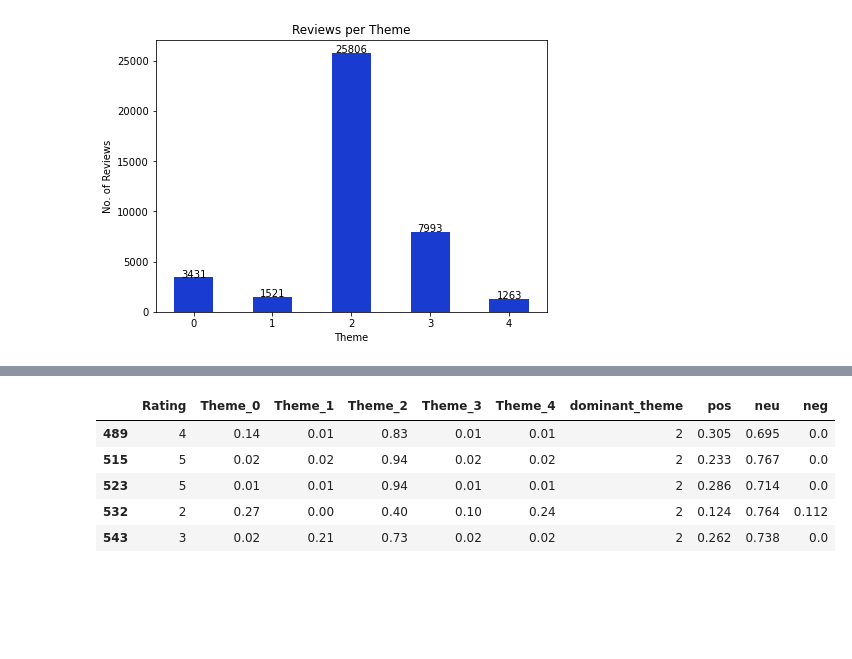
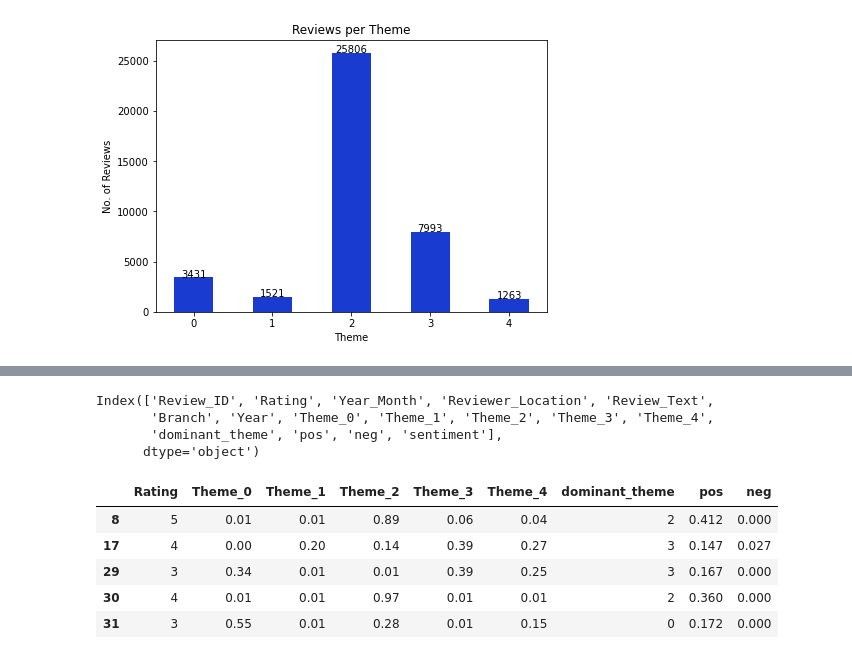
Before and after one commit to JDRitenour/AIT664, a Jupyter notebook: AIT664_projectCode.ipynb, the cells around one changed output, grey strips where cells are left out. Cells and saved outputs as stored; diff of their text form; code cells hidden in the pictures; blank space fills up the shorter version.

```diff
--- a/AIT664_projectCode.ipynb
+++ b/AIT664_projectCode.ipynb
@@ -520,0 +1329,3 @@ Index(['Review_ID', 'Rating', 'Year_Month', 'Reviewer_Location', 'Review_Text',
+# %%
+#Remove outliers from pos Rating 1
+df_trim = df_trim.drop(df_trim[(df_trim.Rating == 4) & (df_trim.pos > posRating4_upperFloor)].index).reset_index(drop=True)
@@ -520,0 +1336,7 @@ Index(['Review_ID', 'Rating', 'Year_Month', 'Reviewer_Location', 'Review_Text',
+# %%
+#Calculate Upper Floor for Rating 4 pos
+posRating5_q1 = df_trim[df_trim['Rating'] == 5]['pos'].quantile(0.25)
+posRating5_q3 = df_trim[df_trim['Rating'] == 5]['pos'].quantile(0.75)
+posRating5_IQR = posRating5_q3 - posRating5_q1
+posRating5_upperFloor = posRating5_q3 + (1.5 * posRating5_IQR)
+posRating5_upperFloor
@@ -520,0 +1345,3 @@ Index(['Review_ID', 'Rating', 'Year_Month', 'Reviewer_Location', 'Review_Text',
+# %%
+#Remove outliers from pos Rating 1
+df_trim = df_trim.drop(df_trim[(df_trim.Rating == 5) & (df_trim.pos > posRating5_upperFloor)].index).reset_index(drop=True)
@@ -521,14 +1376,23 @@ Index(['Review_ID', 'Rating', 'Year_Month', 'Reviewer_Location', 'Review_Text',
+# %%
+model_years = ['2012', '2013', '2014', '2015', '2016', '2017', '2018']
+# %%
+df_trim.columns
+# %% [output]
+Index(['Review_ID', 'Rating', 'Year_Month', 'Reviewer_Location', 'Review_Text',
+       'Branch', 'Year', 'Theme_0', 'Theme_1', 'Theme_2', 'Theme_3', 'Theme_4',
+       'dominant_theme', 'pos', 'neg', 'sentiment'],
+      dtype='object')
 # %%
-model_df = df_cleaned[df_cleaned['Year'].isin(model_years)][['Rating', 'Theme_0', 'Theme_1', 'Theme_2', 'Theme_3', 'Theme_4',
-       'dominant_theme', 'pos', 'neu', 'neg']]
+model_df = df_trim[df_trim['Year'].isin(model_years)][['Rating', 'Theme_0', 'Theme_1', 'Theme_2', 'Theme_3', 'Theme_4',
+       'dominant_theme', 'pos', 'neg']]
 model_df.head()
 # %% [output]
-|  | Rating | Theme_0 | Theme_1 | Theme_2 | Theme_3 | Theme_4 | dominant_theme | pos | neu | neg |
-| 489 | 4 | 0.14 | 0.01 | 0.83 | 0.01 | 0.01 | 2 | 0.305 | 0.695 | 0.0 |
-| 515 | 5 | 0.02 | 0.02 | 0.94 | 0.02 | 0.02 | 2 | 0.233 | 0.767 | 0.0 |
-| 523 | 5 | 0.01 | 0.01 | 0.94 | 0.01 | 0.01 | 2 | 0.286 | 0.714 | 0.0 |
-| 532 | 2 | 0.27 | 0.00 | 0.40 | 0.10 | 0.24 | 2 | 0.124 | 0.764 | 0.112 |
-| 543 | 3 | 0.02 | 0.21 | 0.73 | 0.02 | 0.02 | 2 | 0.262 | 0.738 | 0.0 |
+|  | Rating | Theme_0 | Theme_1 | Theme_2 | Theme_3 | Theme_4 | dominant_theme | pos | neg |
+| 8 | 5 | 0.01 | 0.01 | 0.89 | 0.06 | 0.04 | 2 | 0.412 | 0.000 |
+| 17 | 4 | 0.00 | 0.20 | 0.14 | 0.39 | 0.27 | 3 | 0.147 | 0.027 |
+| 29 | 3 | 0.34 | 0.01 | 0.01 | 0.39 | 0.25 | 3 | 0.167 | 0.000 |
+| 30 | 4 | 0.01 | 0.01 | 0.97 | 0.01 | 0.01 | 2 | 0.360 | 0.000 |
+| 31 | 3 | 0.55 | 0.01 | 0.28 | 0.01 | 0.15 | 0 | 0.172 | 0.000 |
 # %%
 model_df = model_df.reset_index(drop=True)
 # %%
```
Also changed, not shown: parts of 157 cells of this notebook.
